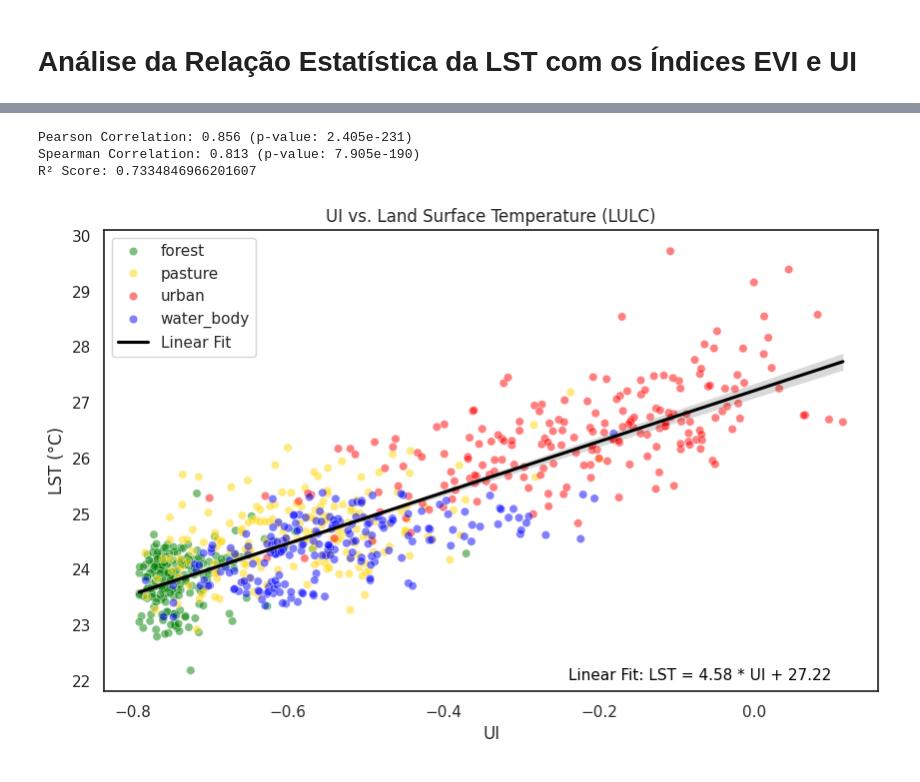
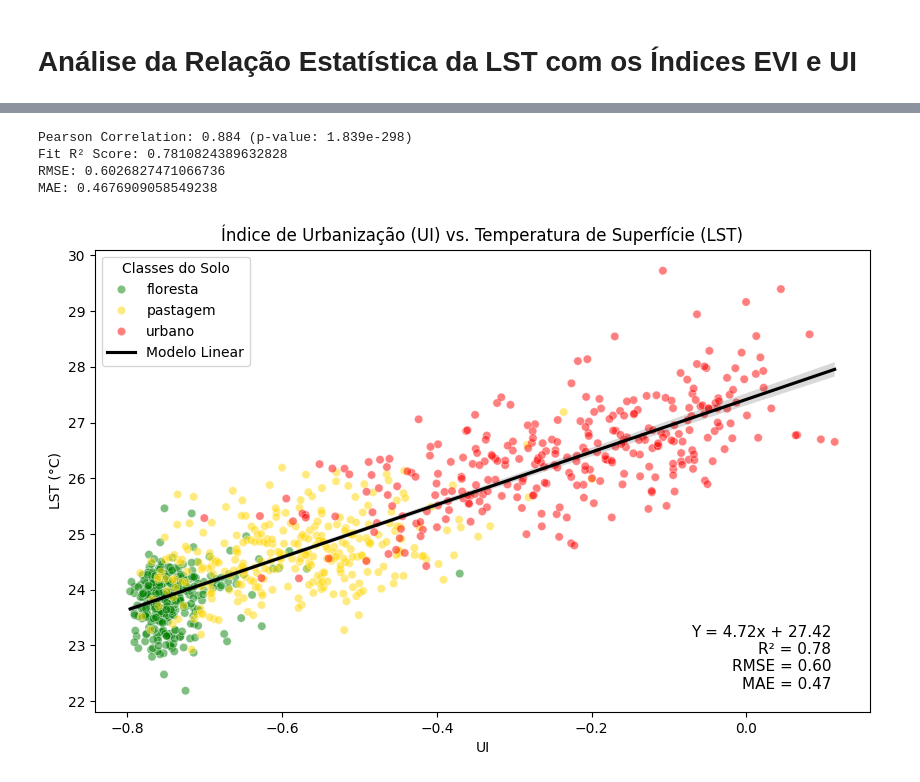
Before and after one commit to PHVGuimaraes-dev/RS_UHI_2023_Castanhal-PA, a Jupyter notebook: UHI_Castanhal_SBSR2025.ipynb, the cells around one changed output, grey strips where cells are left out. Saved outputs shown, nothing was run; the diff lists cells and outputs as text; code cells hidden in the pictures.

```diff
--- a/UHI_Castanhal_SBSR2025.ipynb
+++ b/UHI_Castanhal_SBSR2025.ipynb
@@ -407,9 +442 @@ merged_df = pd.merge(merged_df, ui_df, on=['x', 'y'], how='inner')
 merged_df = pd.merge(merged_df, lulc_df, on=['x', 'y'], how='inner')
-# %%
-corr_df = merged_df.drop(['x', 'y','LULC'], axis=1).corr()
-mask = np.triu(np.ones_like(corr_df, dtype=bool))
-sns.set(style="white")
-sns.heatmap(corr_df, vmax=1, vmin=-1, center=0, cmap='vlag', mask=mask)
-plt.title('Spectral Indexes Correlation')
-#plt.savefig(f'{folder_path}/{band}_2019-2023_heatmap.jpeg', bbox_inches='tight', format='jpeg', dpi=300)
-plt.show()
@@ -469,18 +500,19 @@ Soy Beans                                                      68
 Wetland                                                         3
 Name: count, dtype: int64
 # %%
-classes = ['Pasture', 'Forest Formation', 'River, Lake and Ocean', 'Urban Infrastructure']
-filter_df = merged_df[merged_df['LULC_Name'].isin(classes)]
 # Define a dictionary mapping old class names to new ones
 name_map = {
-    'Pasture': 'pasture',
-    'Forest Formation': 'forest',
-    'River, Lake and Ocean': 'water_body',
-    'Urban Infrastructure': 'urban',
+    'Pasture': 'pastagem',
+    'Forest Formation': 'floresta',
+    'Urban Infrastructure': 'urbano',
 }
 
 # Replace class names based on the mapping
-filter_df['LULC_Name'] = filter_df['LULC_Name'].replace(name_map)
+merged_df['LULC_Name'] = merged_df['LULC_Name'].replace(name_map)
+
+classes = ['pastagem', 'floresta', 'urbano']
+filter_df = merged_df[merged_df['LULC_Name'].isin(classes)]
+
 print(filter_df['LULC_Name'].value_counts())
 # %% [output]
 LULC_Name
@@ -491,7 +522,7 @@ water_body       527
 Name: count, dtype: int64
 # %%
 # Set the number of samples you want per bin
-samples_per_bin = 200  # Example: 100 samples per bin
+samples_per_bin = 300
 # Stratified sampling
 df_sampled_lulc = filter_df.groupby('LULC_Name').apply(lambda x: x.sample(n=samples_per_bin, random_state=42))
 # Reset the index after sampling
@@ -529,45 +566,50 @@ from sklearn.metrics import mean_squared_error, r2_score
 # %%
-# Pearson Correlation
 pearson_corr, pearson_p = pearsonr(df_sampled_lulc['UI'], df_sampled_lulc['LST'])
 print(f'Pearson Correlation: {pearson_corr:.3f} (p-value: {pearson_p:.3e})')
 
-# Spearman Correlation
-spearman_corr, spearman_p = spearmanr(df_sampled_lulc['UI'], df_sampled_lulc['LST'])
-print(f'Spearman Correlation: {spearman_corr:.3f} (p-value: {spearman_p:.3e})')
+x_ui = df_sampled_lulc['UI'].values.reshape(-1, 1)
+y = df_sampled_lulc['LST']
 
-# Linear Regression
-x = df_sampled_lulc['UI'].values.reshape(-1, 1)
-y = df_sampled_lulc['LST']
-model = LinearRegression().fit(x, y)
-slope = model.coef_[0]
-intercept = model.intercept_
-equation_text = f'Linear Fit: LST = {slope:.2f} * UI + {intercept:.2f}'
-ui_lst_score = model.score(x, y)
-print(f'R² Score: {ui_lst_score}')
+model_ui = LinearRegression().fit(x_ui, y)
+slope_ui = model_ui.coef_[0]
+intercept_ui = model_ui.intercept_
+equation_ui = f'{slope_ui:.2f}x + {intercept_ui:.2f}'
+
+score_ui = model_ui.score(x_ui, y)
+pred_lin_ui = model_ui.predict(x_ui)
+rmse_ui = mean_squared_error(y, pred_lin_ui, squared=False)
+mae_ui = mean_absolute_error(y, pred_lin_ui)
+
+print(f'Fit R² Score: {score_ui}')
+
+print(f'RMSE: {rmse_ui}')
+print(f'MAE: {mae_ui}')
 
 lulc_colors = {
-    'forest': 'green', 'pasture': 'gold', 'urban': 'red', 'water_body': 'blue'
+    'floresta': 'green', 'pastagem': 'gold', 'urbano': 'red', 'água': 'blue', 'exposto':'orange'
 }
 # %% [output]
-Pearson Correlation: 0.856 (p-value: 2.405e-231)
-Spearman Correlation: 0.813 (p-value: 7.905e-190)
-R² Score: 0.7334846966201607
+Pearson Correlation: 0.884 (p-value: 1.839e-298)
+Fit R² Score: 0.7810824389632828
+RMSE: 0.6026827471066736
+MAE: 0.4676909058549238
 # %%
-# Scatter Plot with Fitted Curves
 plt.figure(figsize=(10, 6))
+
 sns.scatterplot(x='UI', y='LST', hue='LULC_Name', palette=lulc_colors, data=df_sampled_lulc, alpha=0.5)
-sns.regplot(x='UI', y='LST', data=df_sampled_lulc, scatter=False, color='black', label='Linear Fit')
-#sns.regplot(x='UI', y='LST', data=df_sampled_lulc, scatter=False, color='green', lowess=True, label='LOESS Fit')
 
-plt.text(0.60, 0.05, equation_text, transform=plt.gca().transAxes,
-         fontsize=11, color='black', verticalalignment='top')
+sns.regplot(x='UI', y='LST', data=df_sampled_lulc, scatter=False, color='black', label='Modelo Linear')
 
-plt.title('UI vs. Land Surface Temperature (LULC)')
+plt.text(0.95, 0.05, f"Y = {equation_ui}\nR² = {score_ui:.2f}\nRMSE = {rmse_ui:.2f}\nMAE = {mae_ui:.2f}",
+         transform=plt.gca().transAxes, fontsize=11, color='black',
+         horizontalalignment='right')
+
+plt.title('Índice de Urbanização (UI) vs. Temperatura de Superfície (LST)')
 plt.xlabel('UI')
 plt.ylabel('LST (°C)')
-plt.legend()
+plt.legend(title='Classes do Solo')
 plt.savefig(f'{dir_img}/UI_vs_LST_LULC.jpeg', bbox_inches='tight', format='jpeg', dpi=300)
 plt.show()
 # %% [output]
-[figure, old version]
+[figure, new version]
 # %%
```
Also changed, not shown: parts of 43 cells of this notebook.
